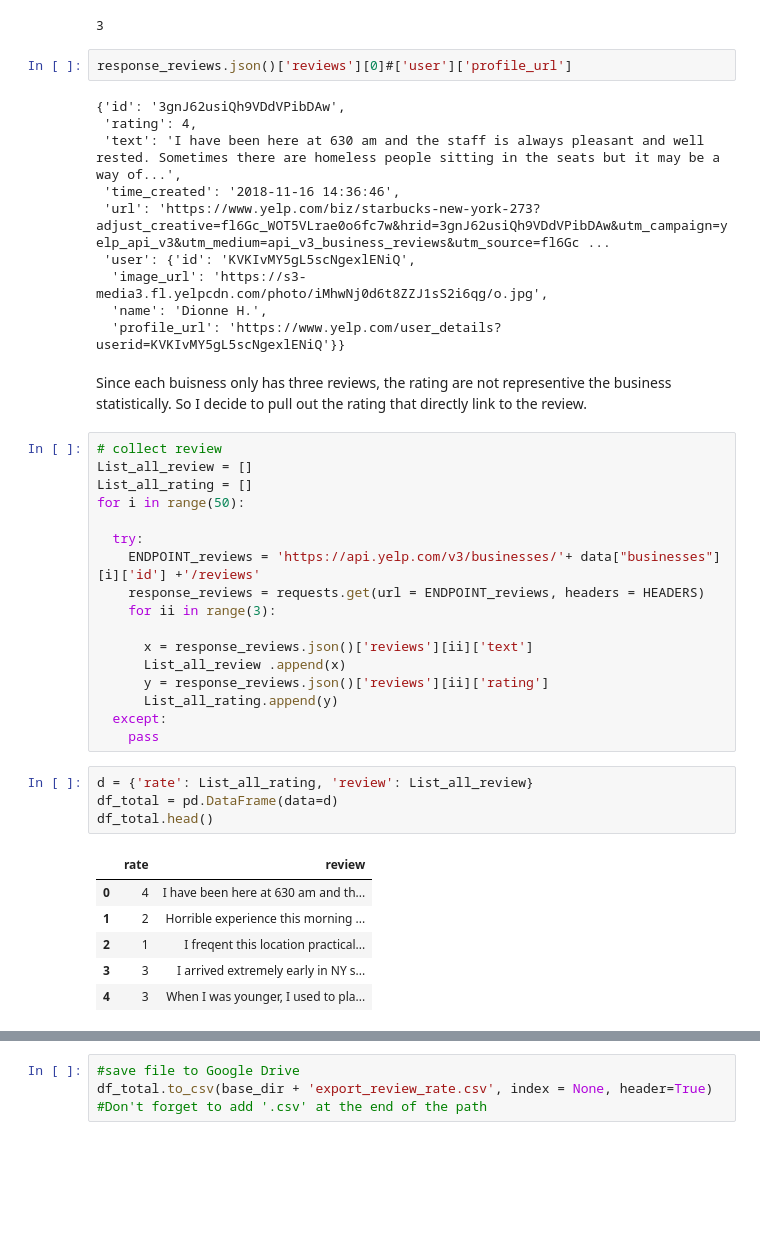
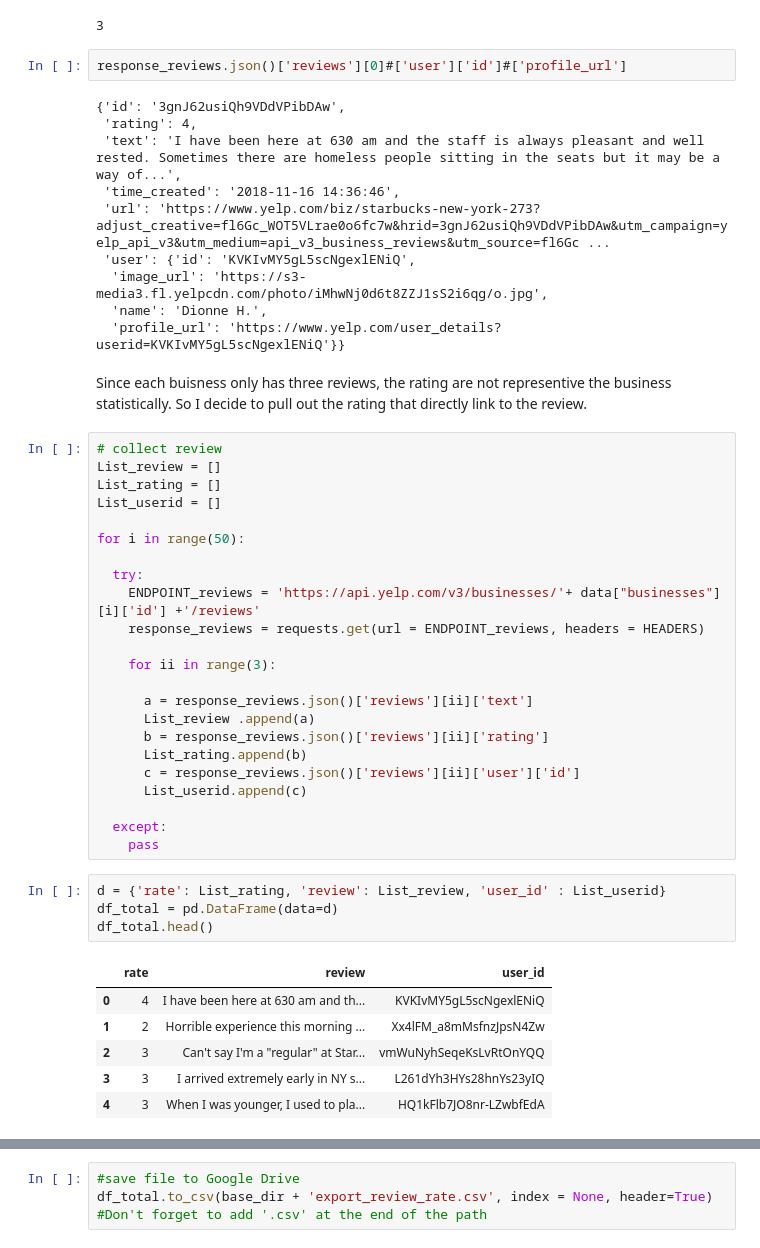
Before and after one commit to cyuancheng/NLP_Yelp_review, a Jupyter notebook: NLP_2_yelp.ipynb, the cells around one changed output, grey strips where cells are left out. Cells and saved outputs as stored; diff of their text form; blank space fills up the shorter version.

```diff
--- a/NLP_2_yelp.ipynb
+++ b/NLP_2_yelp.ipynb
@@ -153,7 +150,7 @@ len(response_reviews.json())
 # %% [output]
 3
 # %%
-response_reviews.json()['reviews'][0]#['user']['profile_url']
+response_reviews.json()['reviews'][0]#['user']['id']#['profile_url']
 # %% [output]
 {'id': '3gnJ62usiQh9VDdVPibDAw',
  'rating': 4,
@@ -168,29 +165,35 @@ response_reviews.json()['reviews'][0]#['user']['profile_url']
 Since each buisness only has three reviews, the rating are not representive the business statistically. So I decide to pull out the rating that directly link to the review.
 # %%
 # collect review
-List_all_review = []
-List_all_rating = []
+List_review = []
+List_rating = []
+List_userid = []
+
 for i in range(50):
 
   try:
     ENDPOINT_reviews = 'https://api.yelp.com/v3/businesses/'+ data["businesses"][i]['id'] +'/reviews'
     response_reviews = requests.get(url = ENDPOINT_reviews, headers = HEADERS)
+
     for ii in range(3):
 
-      x = response_reviews.json()['reviews'][ii]['text']
-      List_all_review .append(x)
-      y = response_reviews.json()['reviews'][ii]['rating']
-      List_all_rating.append(y)
+      a = response_reviews.json()['reviews'][ii]['text']
+      List_review .append(a)
+      b = response_reviews.json()['reviews'][ii]['rating']
+      List_rating.append(b)
+      c = response_reviews.json()['reviews'][ii]['user']['id']
+      List_userid.append(c)
+
   except:
     pass
 # %%
-d = {'rate': List_all_rating, 'review': List_all_review}
+d = {'rate': List_rating, 'review': List_review, 'user_id' : List_userid}
 df_total = pd.DataFrame(data=d)
 df_total.head()
 # %% [output]
-|  | rate | review |
-| 0 | 4 | I have been here at 630 am and th... |
-| 1 | 2 | Horrible experience this morning ... |
-| 2 | 1 | I freqent this location practical... |
-| 3 | 3 | I arrived extremely early in NY s... |
-| 4 | 3 | When I was younger, I used to pla... |
+|  | rate | review | user_id |
+| 0 | 4 | I have been here at 630 am and th... | KVKIvMY5gL5scNgexlENiQ |
+| 1 | 2 | Horrible experience this morning ... | Xx4lFM_a8mMsfnzJpsN4Zw |
+| 2 | 3 | Can't say I'm a "regular" at Star... | vmWuNyhSeqeKsLvRtOnYQQ |
+| 3 | 3 | I arrived extremely early in NY s... | L261dYh3HYs28hnYs23yIQ |
+| 4 | 3 | When I was younger, I used to pla... | HQ1kFlb7JO8nr-LZwbfEdA |
```
Also changed, not shown: parts of 44 cells of this notebook.
